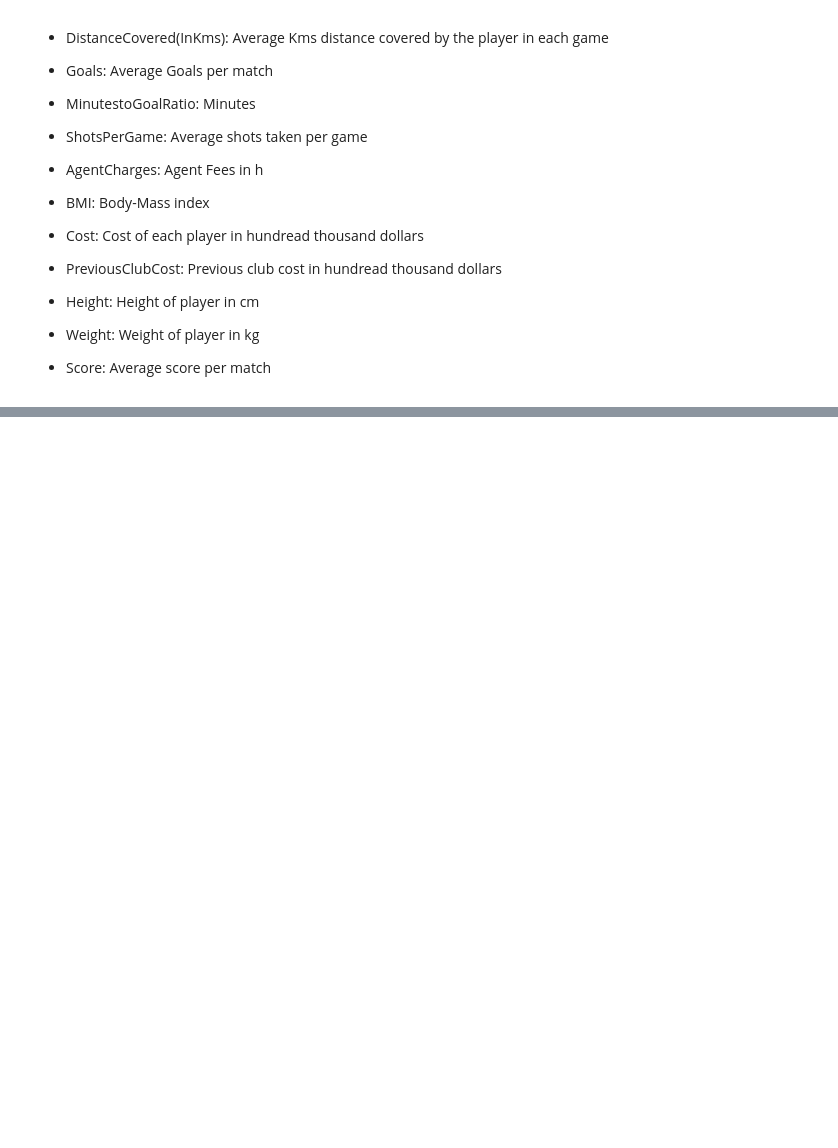
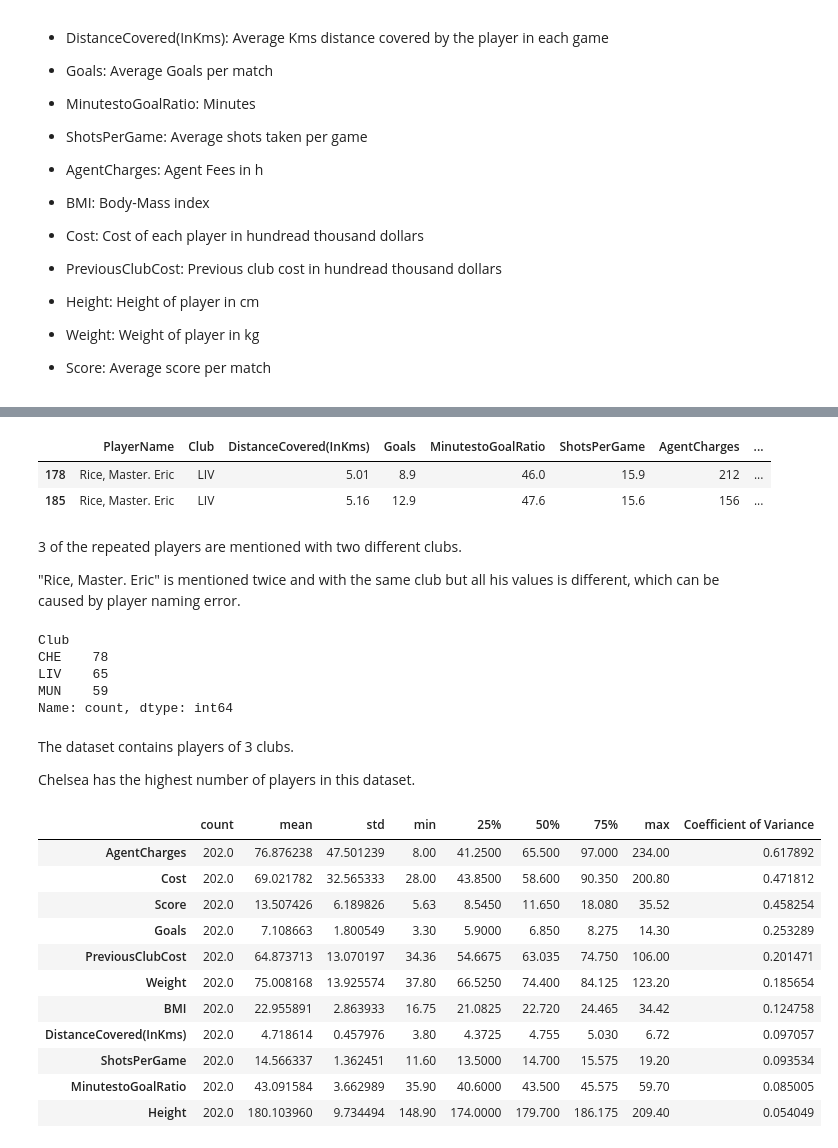
Before and after one commit to M-Abdullah-D/Training_Projects, a Jupyter notebook: Linear Regression Model Project/Notebook.ipynb, the cells around one changed output, grey strips where cells are left out. Cells and saved outputs as stored; diff of their text form; code cells hidden in the pictures; blank space fills up the shorter version.

```diff
--- a/Linear Regression Model Project/Notebook.ipynb
+++ b/Linear Regression Model Project/Notebook.ipynb
@@ -59,0 +114,42 @@ df.head()
+# %%
+df_[df_["PlayerName"]=="Rice, Master. Eric"]
+# %% [output]
+|  | PlayerName | Club | DistanceCovered(InKms) | Goals | MinutestoGoalRatio | ShotsPerGame | AgentCharges | ... |
+| 178 | Rice, Master. Eric | LIV | 5.01 | 8.9 | 46.0 | 15.9 | 212 | ... |
+| 185 | Rice, Master. Eric | LIV | 5.16 | 12.9 | 47.6 | 15.6 | 156 | ... |
+# %% [markdown]
+3 of the repeated players are mentioned with two different clubs.
+
+"Rice, Master. Eric" is mentioned twice and with the same club but all his values is different, which can be caused by player naming error.
+# %%
+df_["Club"].value_counts()
+# %% [output]
+Club
+CHE    78
+LIV    65
+MUN    59
+Name: count, dtype: int64
+# %% [markdown]
+The dataset contains players of 3 clubs.
+
+Chelsea has the highest number of players in this dataset.
+# %%
+cat_cols=[col for col in df_.columns if str(df_[col].dtypes) in ["object","category","bool"]]
+num_cols=[col for col in df_.columns if col not in cat_cols]
+cv = df_[num_cols].std() / df_[num_cols].mean()
+df_describe = df_.describe().T
+df_describe['Coefficient of Variance'] = cv
+df_describe.sort_values(by='Coefficient of Variance', ascending=False)
+# %% [output]
+|  | count | mean | std | min | 25% | 50% | 75% | max | Coefficient of Variance |
+| AgentCharges | 202.0 | 76.876238 | 47.501239 | 8.00 | 41.2500 | 65.500 | 97.000 | 234.00 | 0.617892 |
+| Cost | 202.0 | 69.021782 | 32.565333 | 28.00 | 43.8500 | 58.600 | 90.350 | 200.80 | 0.471812 |
+| Score | 202.0 | 13.507426 | 6.189826 | 5.63 | 8.5450 | 11.650 | 18.080 | 35.52 | 0.458254 |
+| Goals | 202.0 | 7.108663 | 1.800549 | 3.30 | 5.9000 | 6.850 | 8.275 | 14.30 | 0.253289 |
+| PreviousClubCost | 202.0 | 64.873713 | 13.070197 | 34.36 | 54.6675 | 63.035 | 74.750 | 106.00 | 0.201471 |
+| Weight | 202.0 | 75.008168 | 13.925574 | 37.80 | 66.5250 | 74.400 | 84.125 | 123.20 | 0.185654 |
+| BMI | 202.0 | 22.955891 | 2.863933 | 16.75 | 21.0825 | 22.720 | 24.465 | 34.42 | 0.124758 |
+| DistanceCovered(InKms) | 202.0 | 4.718614 | 0.457976 | 3.80 | 4.3725 | 4.755 | 5.030 | 6.72 | 0.097057 |
+| ShotsPerGame | 202.0 | 14.566337 | 1.362451 | 11.60 | 13.5000 | 14.700 | 15.575 | 19.20 | 0.093534 |
+| MinutestoGoalRatio | 202.0 | 43.091584 | 3.662989 | 35.90 | 40.6000 | 43.500 | 45.575 | 59.70 | 0.085005 |
+| Height | 202.0 | 180.103960 | 9.734494 | 148.90 | 174.0000 | 179.700 | 186.175 | 209.40 | 0.054049 |
```
Also changed, not shown: parts of 8 cells of this notebook.
